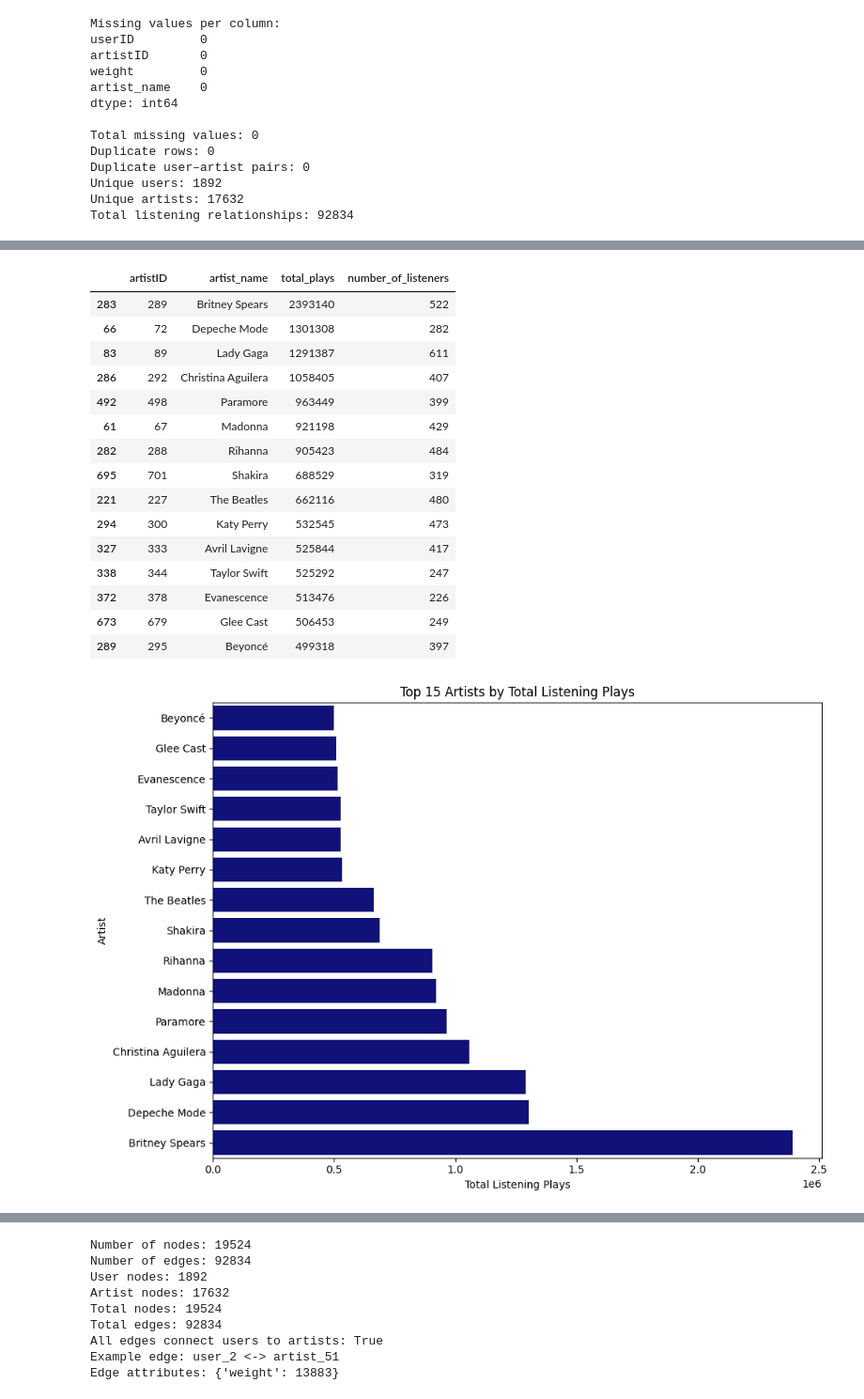
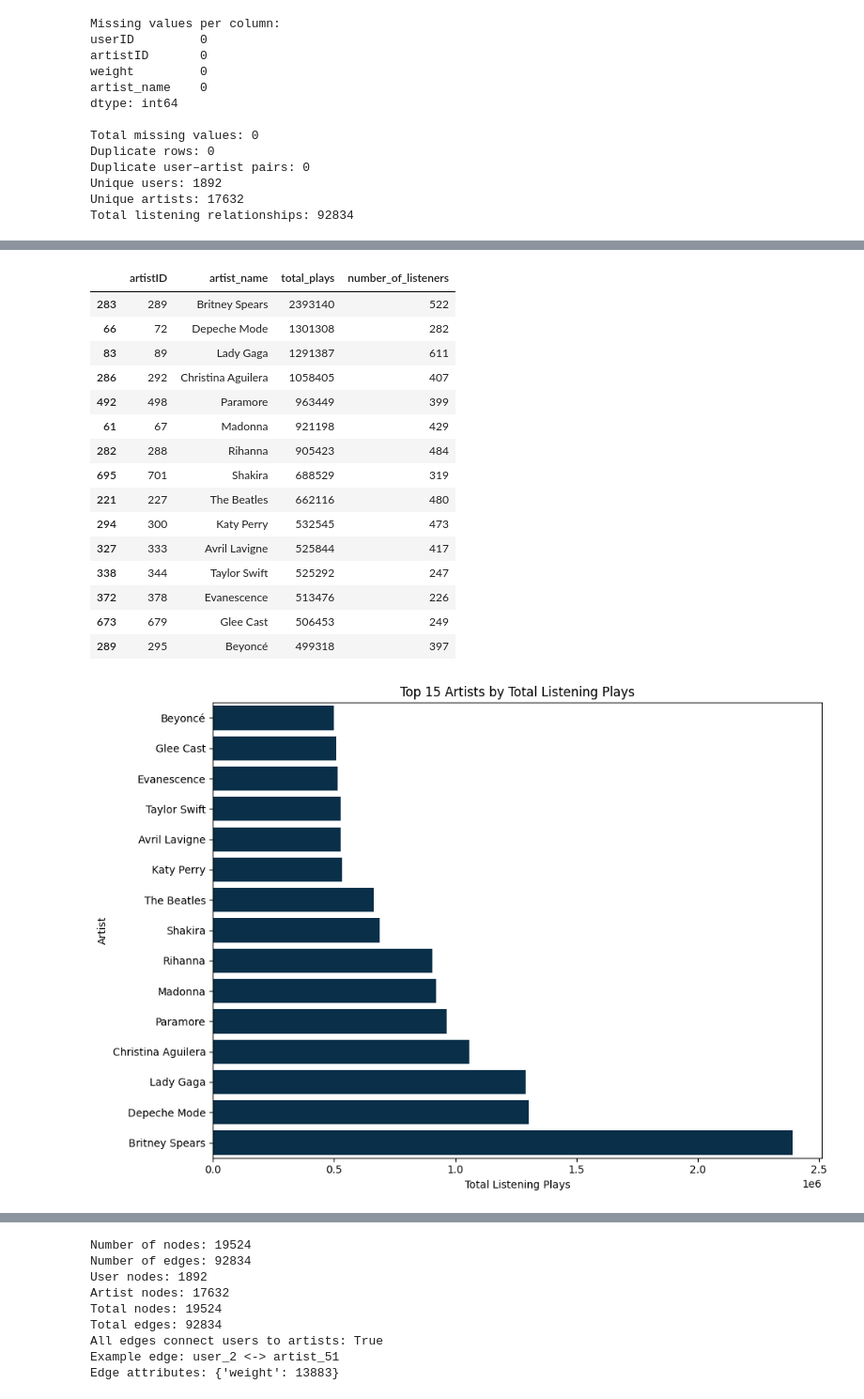
Before and after one commit to nakesha-fray/DATA620_nf, a Jupyter notebook: Data620_Project2_nf.ipynb, the cells around one changed output, grey strips where cells are left out. Shown at 94% size. Cells and saved outputs as stored; diff of their text form; code cells hidden in the pictures.

```diff
--- a/Data620_Project2_nf.ipynb
+++ b/Data620_Project2_nf.ipynb
@@ -360,35 +352,35 @@ top15 = top_artists.head(15).sort_values("total_plays")
 plt.figure(figsize=(10, 7))
 
 sns.barplot(
     data=top15,
     x="total_plays",
     y="artist_name",
-    color="darkblue"
+    color="#003153"
 )
 
 plt.xlabel("Total Listening Plays")
 plt.ylabel("Artist")
 plt.title("Top 15 Artists by Total Listening Plays")
 plt.tight_layout()
 plt.show()
 # %% [output]
 |  | artistID | artist_name | total_plays | number_of_listeners |
 | 283 | 289 | Britney Spears | 2393140 | 522 |
 | 66 | 72 | Depeche Mode | 1301308 | 282 |
 | 83 | 89 | Lady Gaga | 1291387 | 611 |
 | 286 | 292 | Christina Aguilera | 1058405 | 407 |
 | 492 | 498 | Paramore | 963449 | 399 |
 | 61 | 67 | Madonna | 921198 | 429 |
 | 282 | 288 | Rihanna | 905423 | 484 |
 | 695 | 701 | Shakira | 688529 | 319 |
 | 221 | 227 | The Beatles | 662116 | 480 |
 | 294 | 300 | Katy Perry | 532545 | 473 |
 | 327 | 333 | Avril Lavigne | 525844 | 417 |
 | 338 | 344 | Taylor Swift | 525292 | 247 |
 | 372 | 378 | Evanescence | 513476 | 226 |
 | 673 | 679 | Glee Cast | 506453 | 249 |
 | 289 | 295 | Beyoncé | 499318 | 397 |
-[figure, old version]
+[figure, new version]
 # %% [markdown]
 ### Artist Audience Size vs. Listening Intensity
 
```
Also changed, not shown: parts of 23 cells of this notebook.
